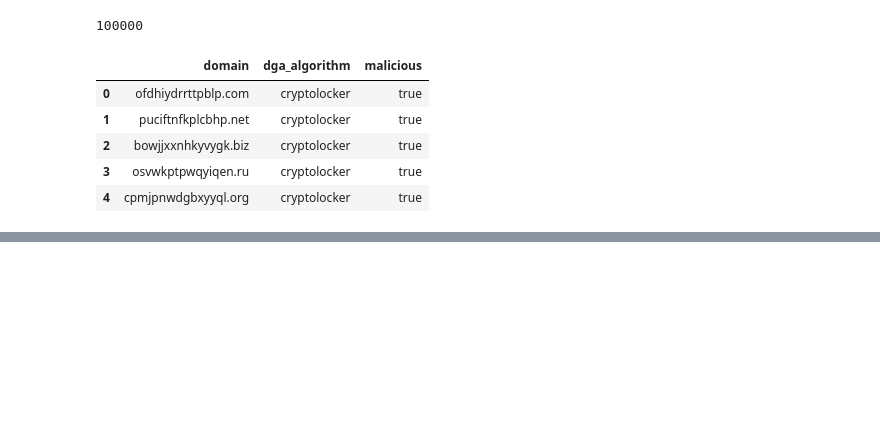
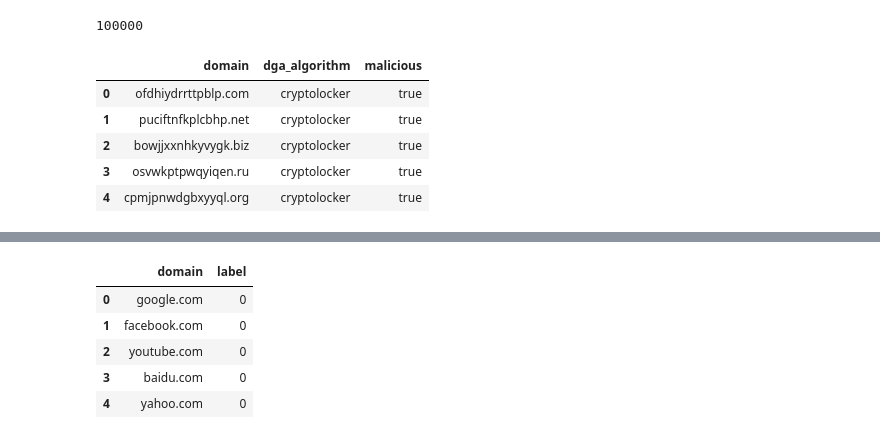
Before and after one commit to ZeadAlkhonein/dga, a Jupyter notebook: Untitled.ipynb, the cells around one changed output, grey strips where cells are left out. Cells and saved outputs as stored; diff of their text form; code cells hidden in the pictures; blank space fills up the shorter version.

```diff
--- a/Untitled.ipynb
+++ b/Untitled.ipynb
@@ -78,0 +130,2 @@ Branch 'master' set up to track remote branch 'master' from 'origin'.
+# %%
+legit.reset_index(inplace=True)
@@ -78,0 +137,9 @@ Branch 'master' set up to track remote branch 'master' from 'origin'.
+# %%
+legit.head()
+# %% [output]
+|  | domain | label |
+| 0 | google.com | 0 |
+| 1 | facebook.com | 0 |
+| 2 | youtube.com | 0 |
+| 3 | baidu.com | 0 |
+| 4 | yahoo.com | 0 |
```
Also changed, not shown: parts of 30 cells of this notebook, 6 other files.
